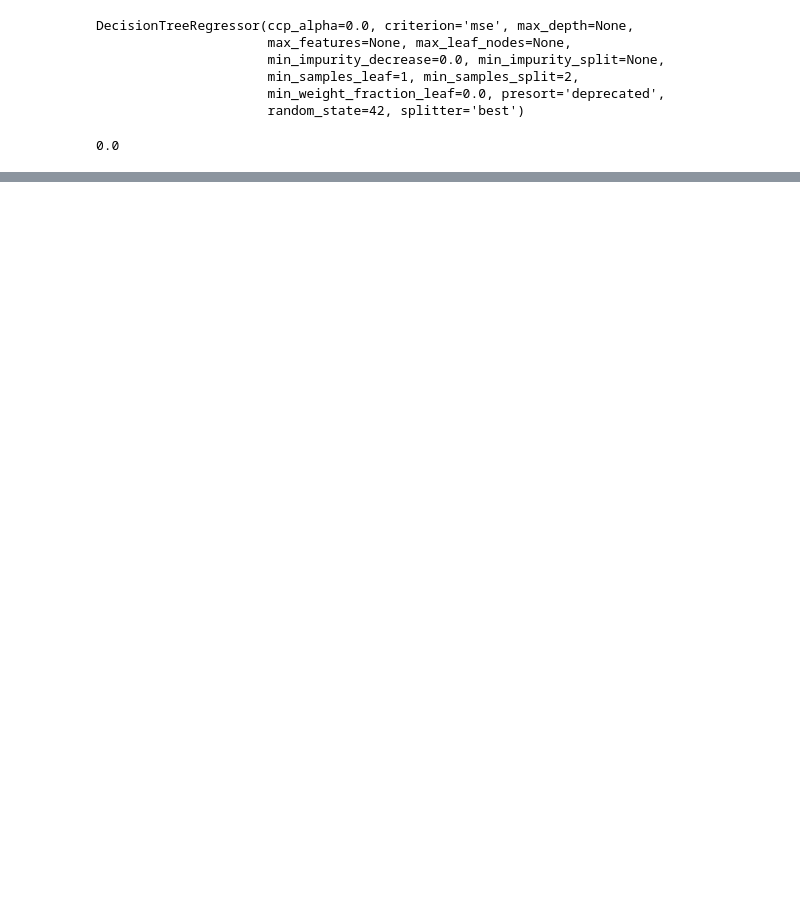
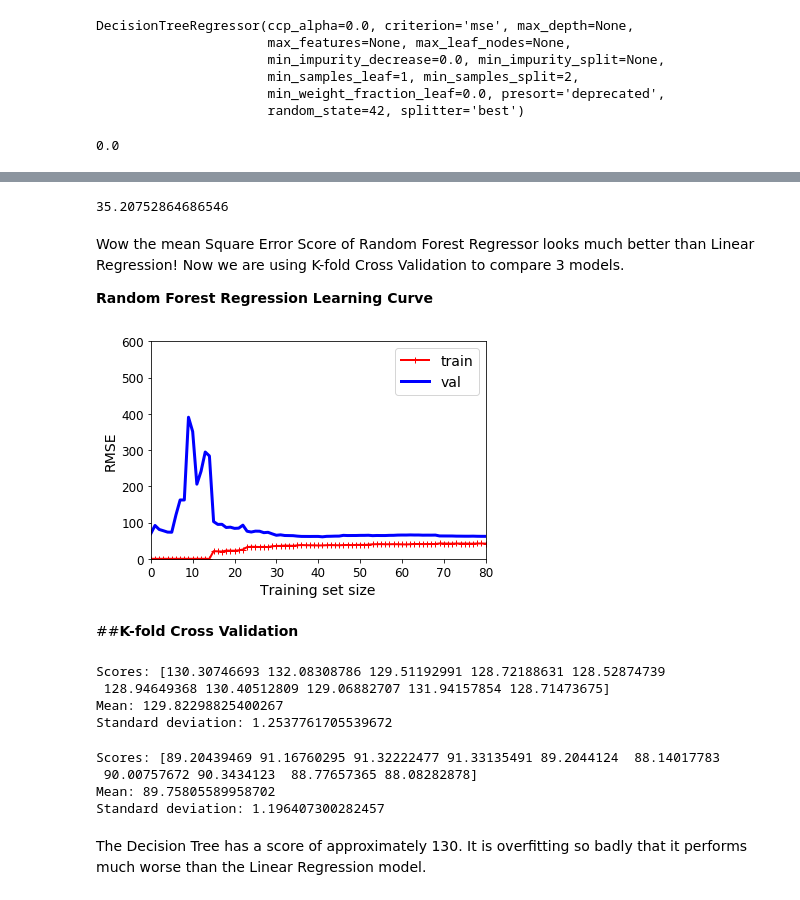
Before and after one commit to abbyWoot/AML, a Jupyter notebook: AML_Project4_JiahuiWu.ipynb, the cells around one changed output, grey strips where cells are left out. Drawn from its saved outputs; the diff is of its cells as text; code cells hidden in the pictures; blank space fills up the shorter version.

```diff
--- a/AML_Project4_JiahuiWu.ipynb
+++ b/AML_Project4_JiahuiWu.ipynb
@@ -601,0 +657,5 @@ The model has badly overfit the data.
+# %%
+from sklearn.ensemble import RandomForestRegressor
+
+forest_reg = RandomForestRegressor(n_estimators=100, random_state=42)
+forest_reg.fit(pm25_prepared, pm25_labels)
@@ -601,0 +670,22 @@ The model has badly overfit the data.
+# %%
+pm25_predictions_fore = forest_reg.predict(pm25_prepared)
+forest_mse = mean_squared_error(pm25_labels, pm25_predictions_fore)
+forest_rmse = np.sqrt(forest_mse)
+forest_rmse
+# %% [output]
+35.20752864686546
+# %% [markdown]
+Wow the mean Square Error Score of Random Forest Regressor looks much better than Linear Regression!
+Now we are using K-fold Cross Validation to compare 3 models.
+
+**Random Forest Regression Learning Curve**
+# %%
+plot_learning_curves(lin_reg, pm25_prepared, pm25_predictions_fore)
+plt.axis([0, 80, 0, 600])                         # not shown in the book
+#save_fig("underfitting_learning_curves_plot")   # not shown
+plt.show()
+# %% [output]
+[figure, added]
+# %% [markdown]
+
+##**K-fold Cross Validation**
@@ -601,0 +698,25 @@ The model has badly overfit the data.
+# %%
+def display_scores(scores):
+    print("Scores:", scores)
+    print("Mean:", scores.mean())
+    print("Standard deviation:", scores.std())
+
+display_scores(tree_rmse_scores)
+# %% [output]
+Scores: [130.30746693 132.08308786 129.51192991 128.72188631 128.52874739
+ 128.94649368 130.40512809 129.06882707 131.94157854 128.71473675]
+Mean: 129.82298825400267
+Standard deviation: 1.2537761705539672
+# %%
+lin_scores = cross_val_score(lin_reg, pm25_prepared, pm25_labels,
+                             scoring="neg_mean_squared_error", cv=10)
+lin_rmse_scores = np.sqrt(-lin_scores)
+display_scores(lin_rmse_scores)
+# %% [output]
+Scores: [89.20439469 91.16760295 91.32222477 91.33135491 89.2044124  88.14017783
+ 90.00757672 90.3434123  88.77657365 88.08282878]
+Mean: 89.75805589958702
+Standard deviation: 1.196407300282457
+# %% [markdown]
+The Decision Tree has a score of approximately 130. It
+is overfitting so badly that it performs much worse than the Linear Regression model.
```
Also changed, not shown: parts of 15 cells of this notebook.
